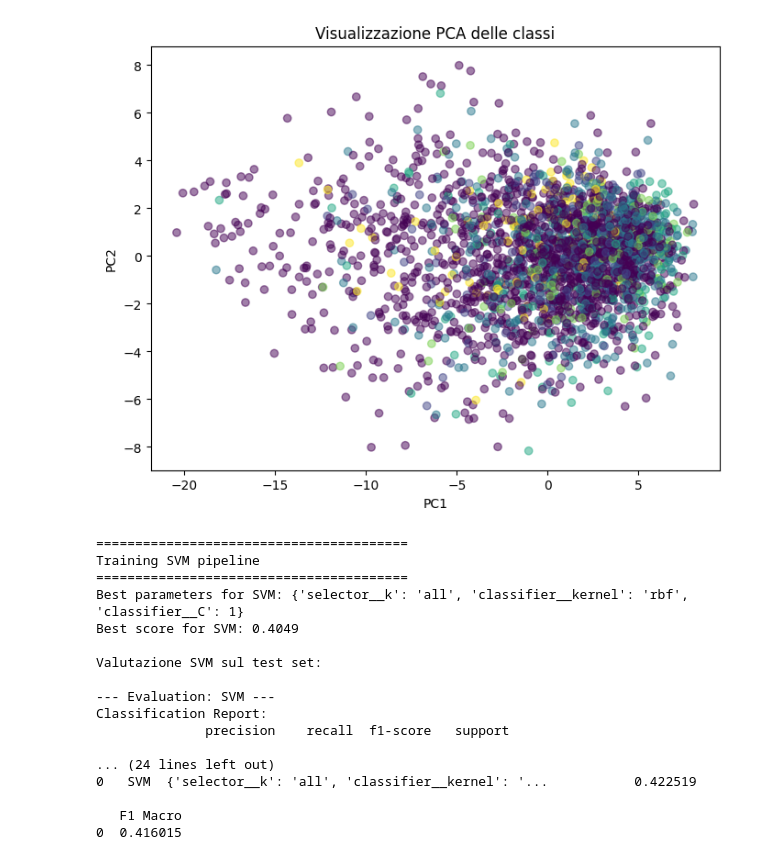
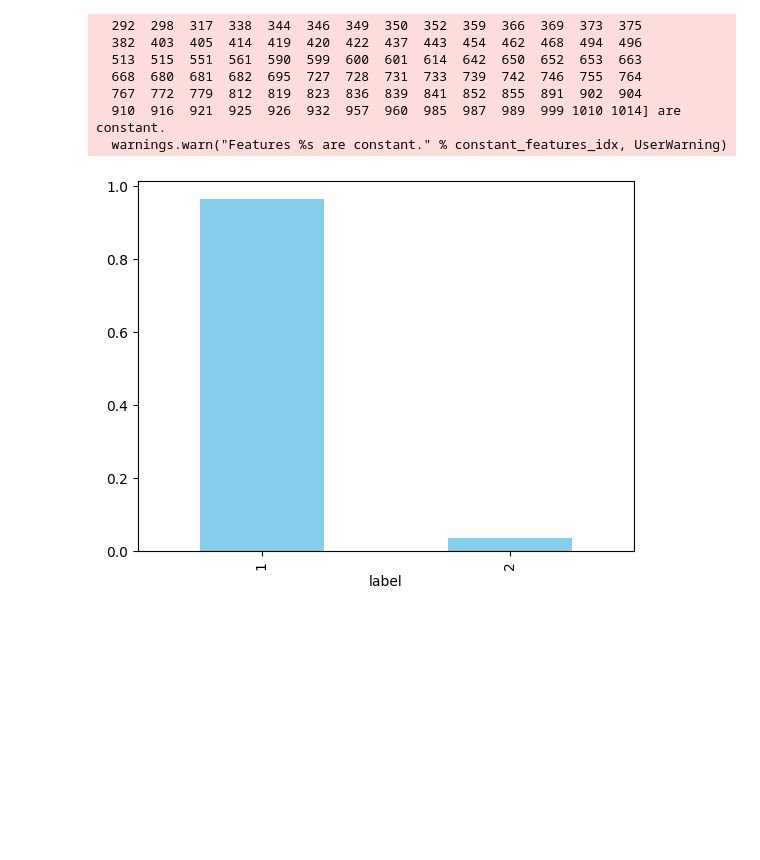
Before and after one commit to noemilatorre/blood_cells_recognition_and_classification, a Jupyter notebook: prova.ipynb, the cells around one changed output. Saved outputs shown, nothing was run; the diff lists cells and outputs as text; code cells hidden in the pictures; blank space fills up the shorter version.

```diff
--- a/prova.ipynb
+++ b/prova.ipynb
@@ -20,6 +20,7 @@ import lightgbm as lgb
 import logging
 import datetime
 from sklearn.feature_selection import VarianceThreshold
+from sklearn.feature_selection import mutual_info_classif
 
 
 # Configurazione logging datetime
@@ -92,19 +93,21 @@ def create_rf_pipeline():
 def create_svm_pipeline():
     pipeline = Pipeline([
         ('smote', BorderlineSMOTE(random_state=42)),
-        ('varthresh', VarianceThreshold(threshold=0.0)),
+        ('varthresh', VarianceThreshold(threshold=1e-5)),
         ('scaler', StandardScaler()),
-        ('selector', SelectKBest(score_func=f_classif, k=20)),
+        ('selector', SelectKBest()),
         ('classifier', SVC(random_state=42, class_weight='balanced'))
     ])
 
     param_dist = {
         'selector__k': [10, 20, 30, 'all'],
-        'classifier__C': [0.1, 1, 10, 100],
-        'classifier__kernel': ['linear', 'rbf', 'poly']
+        'selector__score_func': [f_classif, mutual_info_classif],
+        'classifier__C': [0.01, 0.1, 1, 10, 100, 1000],
+        'classifier__kernel': ['linear', 'rbf']  # rimuovi 'poly' per velocità se vuoi
     }
 
     return pipeline, param_dist
+
 
 # Pipeline 4: Logistic Regression
 def create_lr_pipeline():
@@ -171,9 +174,11 @@ def main():
     X = df.drop(columns=["image_id", "score", "x1", "y1", "x2", "y2", "label"])
     y = df["label"]
 
-    # remove class 1
-    X = X[y != 1]
-    y = y[y != 1]
+    # aggrega le classi 2, 3, 4 in una sola classe "2"
+    y.replace({2: 2, 3: 2, 4: 2, 5: 2, 6: 2, 7: 2}, inplace=True)
+
+
+
 
 
     # Reset index after filtering
@@ -184,22 +189,33 @@ def main():
     # Analisi distribuzione classi
     print("Distribuzione delle classi:\n", y.value_counts(normalize=True))
 
-    # label encoding della variabile target
-    le = LabelEncoder()
-    y = le.fit_transform(y)  # y è la colonna target originale
-    print("Classi in y dopo label encoding:", np.unique(y))
+    print(y.value_counts(normalize=True).plot(kind='bar', color='skyblue'))
 
 
 
-    # PCA per visualizzazione
-    pca = PCA(n_components=2)
-    X_pca = pca.fit_transform(X)
-    plt.figure(figsize=(8, 6))
-    plt.scatter(X_pca[:, 0], X_pca[:, 1], c=y, cmap='viridis', alpha=0.5)
-    plt.title("Visualizzazione PCA delle classi")
-    plt.xlabel("PC1")
-    plt.ylabel("PC2")
+
+    # Select k best for visualization
+    selector = SelectKBest(score_func=f_classif, k=20)
+    X_selected = selector.fit_transform(X, y)
+    selected_features = X.columns[selector.get_support()]
+    # scatter plot
+    plt.figure(figsize=(10, 6))
+    sns.scatterplot(x=X_selected[:, 0], y=X_selected[:, 1], hue
+                =y, palette='viridis', alpha=0.7)
+    plt.title("Scatter plot delle prime due feature selezionate")
+    plt.xlabel(selected_features[0])
+    plt.ylabel(selected_features[1])
+    plt.legend(title='Classi', loc='upper right')
     plt.show()
+
+    # pair plot delle prime due feature selezionate
+    df_pairplot = pd.DataFrame(X_selected, columns=selected_features)
+    df_pairplot['label'] = y
+
+    # sns.pairplot(df_pairplot, hue='label', diag_kind='kde', palette='viridis')
+    # plt.suptitle("Pair plot delle prime due feature selezionate", y=1.02)
+    # plt.show()
+
 
 
 
@@ -280,18 +292,8 @@ Classi in y dopo label encoding: [0 1 2 3 4 5]
+  292  298  317  338  344  346  349  350  352  359  366  369  373  375
+  382  403  405  414  419  420  422  437  443  454  462  468  494  496
+  513  515  551  561  590  599  600  601  614  642  650  652  653  663
+  668  680  681  682  695  727  728  731  733  739  742  746  755  764
+  767  772  779  812  819  823  836  839  841  852  855  891  902  904
+  910  916  921  925  926  932  957  960  985  987  989  999 1010 1014] are constant.
+  warnings.warn("Features %s are constant." % constant_features_idx, UserWarning)
-[figure, old version]
+[figure, new version]
-========================================
-Training SVM pipeline
-========================================
-Best parameters for SVM: {'selector__k': 'all', 'classifier__kernel': 'rbf', 'classifier__C': 1}
-Best score for SVM: 0.4049
-
-Valutazione SVM sul test set:
-
---- Evaluation: SVM ---
-Classification Report:
-              precision    recall  f1-score   support
-
-... (24 lines left out)
-0   SVM  {'selector__k': 'all', 'classifier__kernel': '...           0.422519
-
-   F1 Macro
-0  0.416015
```
Also changed, not shown: parts of 1 cell of this notebook, 8 other files.
